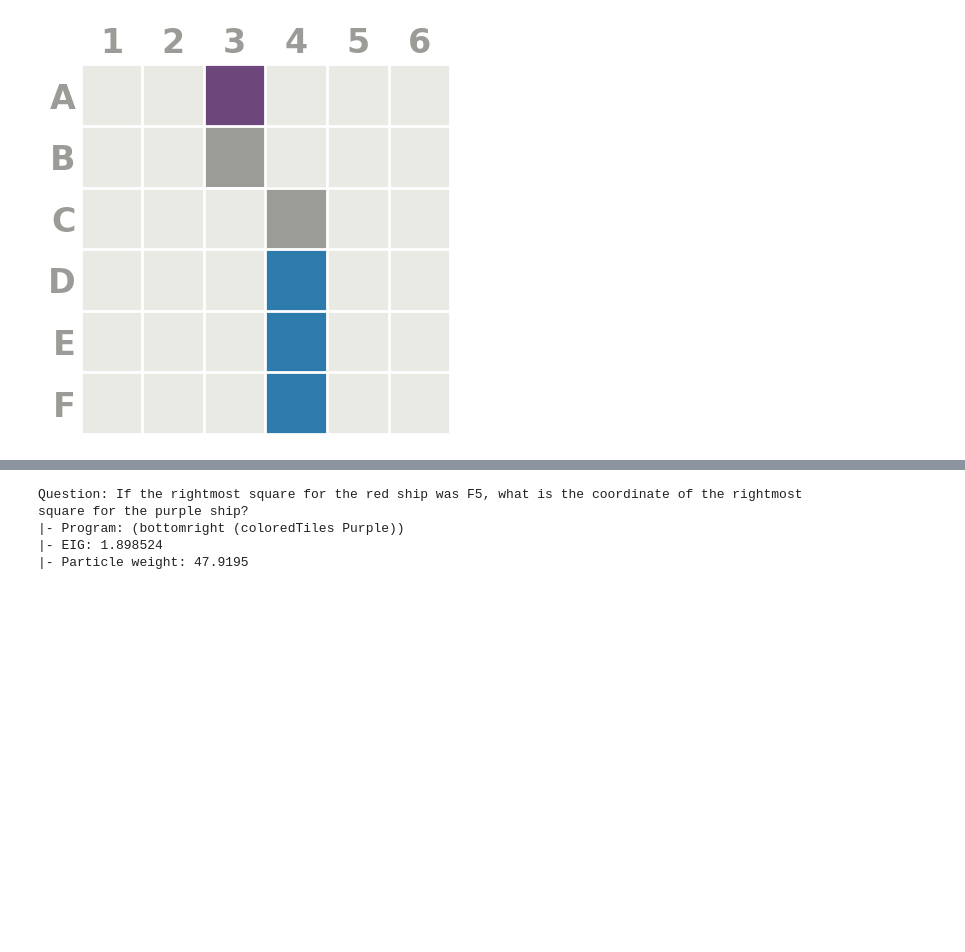
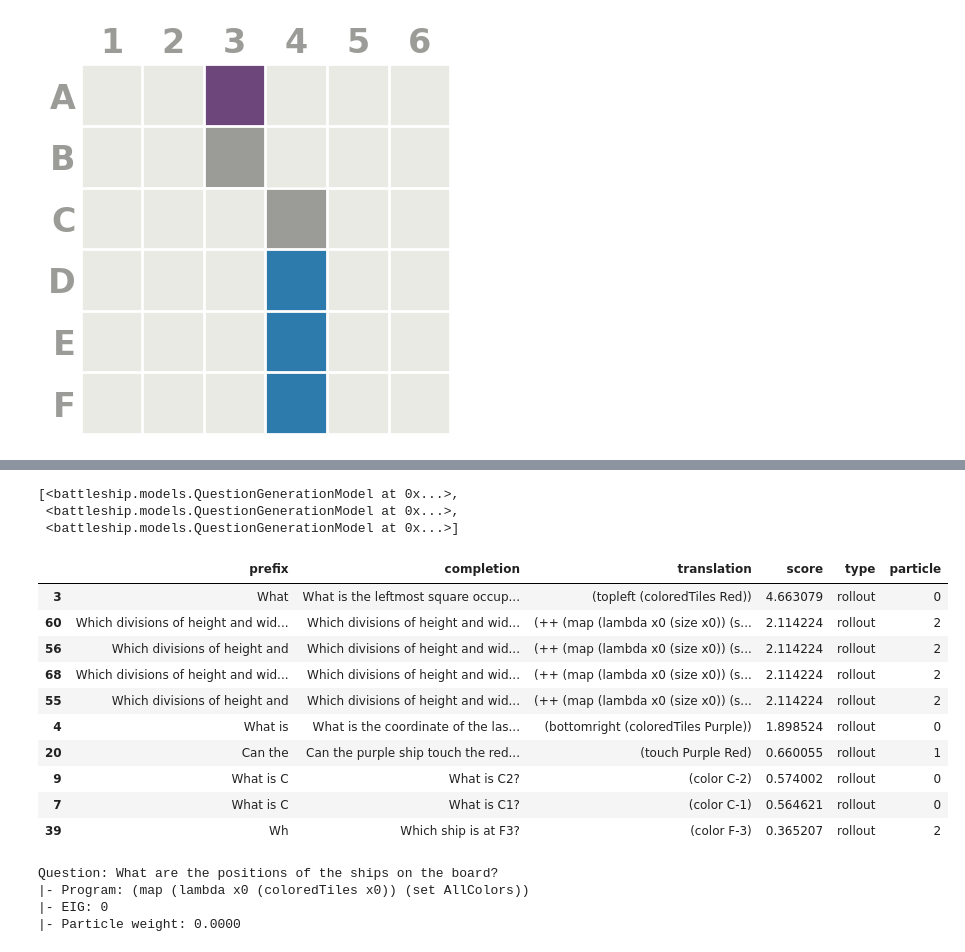
Before and after one commit to gabegrand/battleship, a Jupyter notebook: notebooks/hfppl.ipynb, the cells around one changed output, grey strips where cells are left out. Drawn from its saved outputs; the diff is of its cells as text; code cells hidden in the pictures; blank space fills up the shorter version.

Commit message:
Update QuestionGenerationModel to cache rollouts

```diff
--- a/notebooks/hfppl.ipynb
+++ b/notebooks/hfppl.ipynb
@@ -88,4 +88,4 @@ model = QuestionGenerationModel(
     translation_prompt=make_question_to_code_prompt(df),
 )
 # %%
-particles = await smc_standard(model, n_particles=1)
+particles = await smc_standard(model, n_particles=3)
@@ -92,12 +110,38 @@ particles = await smc_standard(model, n_particles=1)
+# %%
+particles
+# %% [output]
+[<battleship.models.QuestionGenerationModel at 0x...>,
+ <battleship.models.QuestionGenerationModel at 0x...>,
+ <battleship.models.QuestionGenerationModel at 0x...>]
+# %%
+df_results = []
+for i, p in enumerate(particles):
+    df_p = pd.DataFrame(p.get_final_results())
+    df_p["particle"] = i
+    df_results.append(df_p)
+df_results = pd.concat(df_results).reset_index(drop=True)
+df_results.sort_values("score", ascending=False).head(10)
+# %% [output]
+|  | prefix | completion | translation | score | type | particle |
+| 3 | What | What is the leftmost square occup... | (topleft (coloredTiles Red)) | 4.663079 | rollout | 0 |
+| 60 | Which divisions of height and wid... | Which divisions of height and wid... | (++ (map (lambda x0 (size x0)) (s... | 2.114224 | rollout | 2 |
+| 56 | Which divisions of height and | Which divisions of height and wid... | (++ (map (lambda x0 (size x0)) (s... | 2.114224 | rollout | 2 |
+| 68 | Which divisions of height and wid... | Which divisions of height and wid... | (++ (map (lambda x0 (size x0)) (s... | 2.114224 | rollout | 2 |
+| 55 | Which divisions of height and | Which divisions of height and wid... | (++ (map (lambda x0 (size x0)) (s... | 2.114224 | rollout | 2 |
+| 4 | What is | What is the coordinate of the las... | (bottomright (coloredTiles Purple)) | 1.898524 | rollout | 0 |
+| 20 | Can the | Can the purple ship touch the red... | (touch Purple Red) | 0.660055 | rollout | 1 |
+| 9 | What is C | What is C2? | (color C-2) | 0.574002 | rollout | 0 |
+| 7 | What is C | What is C1? | (color C-1) | 0.564621 | rollout | 0 |
+| 39 | Wh | Which ship is at F3? | (color F-3) | 0.365207 | rollout | 2 |
 # %%
 for p in particles:
     print(f"Question: {str(p.context)}")
-    print(f"|- Program: {p.program}")
-    print(f"|- EIG: {compute_score(board=board, program=p.program)}")
+    print(f"|- Program: {p.result['translation']}")
+    print(f"|- EIG: {compute_score(board=board, program=p.result['translation'])}")
     print(f"|- Particle weight: {p.weight:.4f}")
     print()
 # %% [output]
-Question: If the rightmost square for the red ship was F5, what is the coordinate of the rightmost square for the purple ship?
-|- Program: (bottomright (coloredTiles Purple))
-|- EIG: 1.898524
-|- Particle weight: 47.9195
+Question: What are the positions of the ships on the board?
+|- Program: (map (lambda x0 (coloredTiles x0)) (set AllColors))
+|- EIG: 0
+|- Particle weight: 0.0000
```
Also changed, not shown: parts of 1 cell of this notebook, 1 other file.
